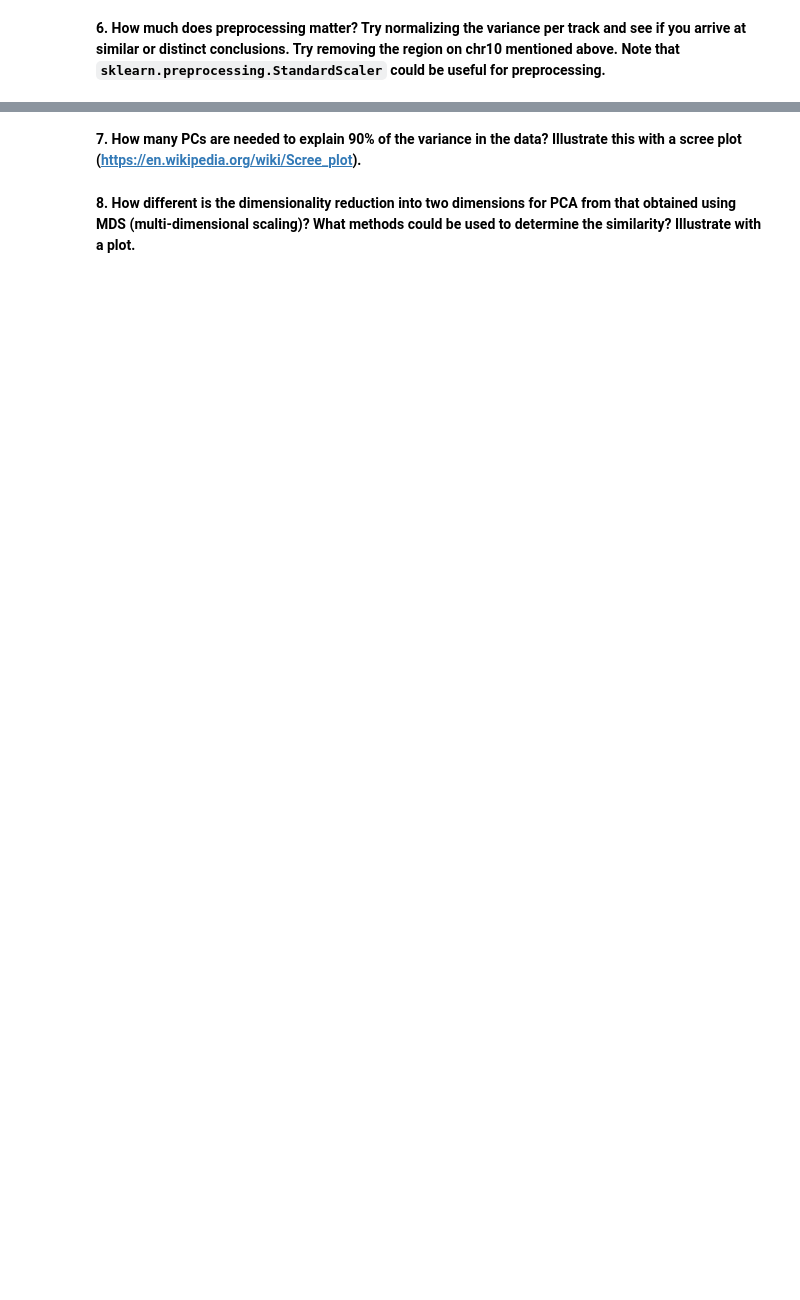
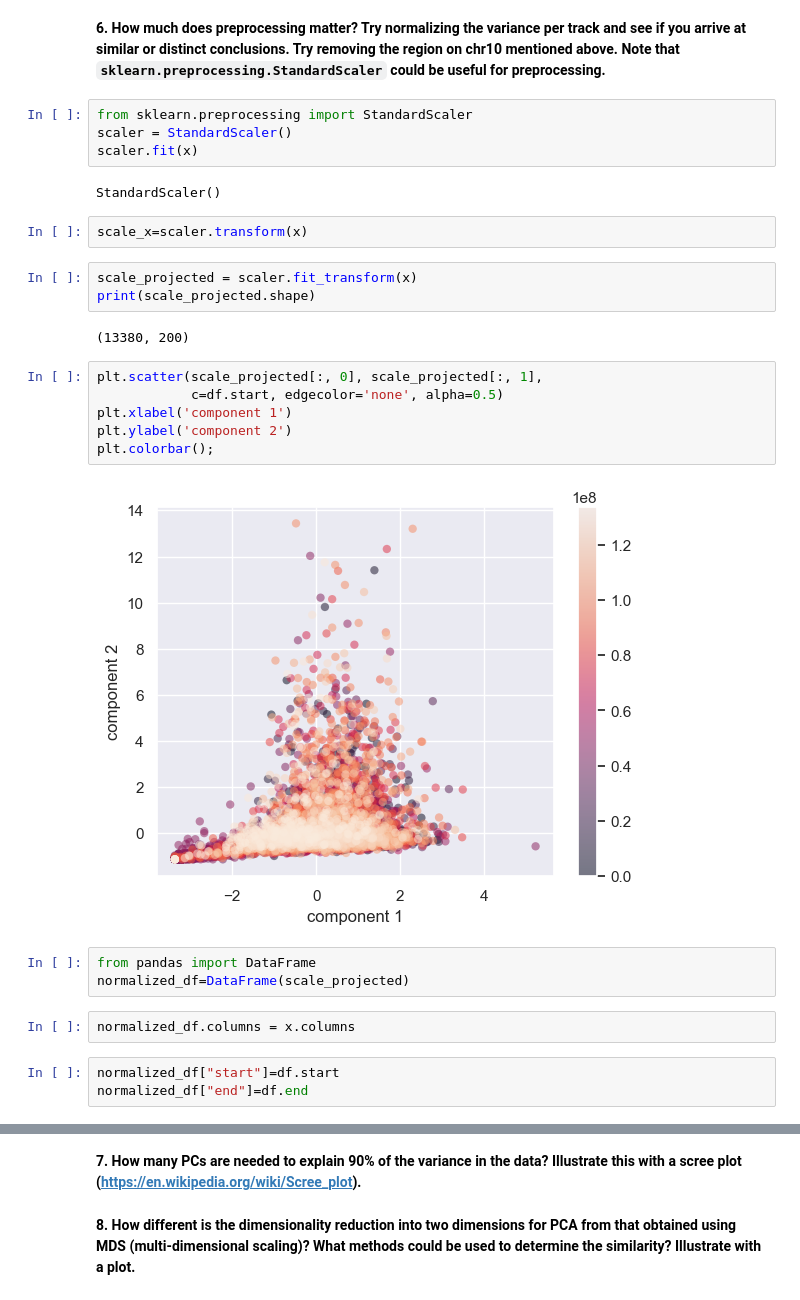
Before and after one commit to Fudenberg-Research-Group/qbio577_fall2022, a Jupyter notebook: encode-bigwig-eda.ipynb, the cells around one changed output, grey strips where cells are left out. Cells and saved outputs as stored; diff of their text form; blank space fills up the shorter version.

```diff
--- a/encode-bigwig-eda.ipynb
+++ b/encode-bigwig-eda.ipynb
@@ -338,2 +365,31 @@ ValueError: could not convert string to float: 'TF ChIP-seq'
 # %% [markdown]
 **6. How much does preprocessing matter? Try normalizing the variance per track and see if you arrive at similar or distinct conclusions. Try removing the region on chr10 mentioned above. Note that `sklearn.preprocessing.StandardScaler` could be useful for preprocessing.**
+# %%
+from sklearn.preprocessing import StandardScaler
+scaler = StandardScaler()
+scaler.fit(x)
+# %% [output]
+StandardScaler()
+# %%
+scale_x=scaler.transform(x)
+# %%
+scale_projected = scaler.fit_transform(x)
+print(scale_projected.shape)
+# %% [output]
+(13380, 200)
+# %%
+plt.scatter(scale_projected[:, 0], scale_projected[:, 1],
+            c=df.start, edgecolor='none', alpha=0.5)
+plt.xlabel('component 1')
+plt.ylabel('component 2')
+plt.colorbar();
+# %% [output]
+[figure, added]
+# %%
+from pandas import DataFrame
+normalized_df=DataFrame(scale_projected)
+# %%
+normalized_df.columns = x.columns
+# %%
+normalized_df["start"]=df.start
+normalized_df["end"]=df.end
```
Also changed, not shown: parts of 44 cells of this notebook.
